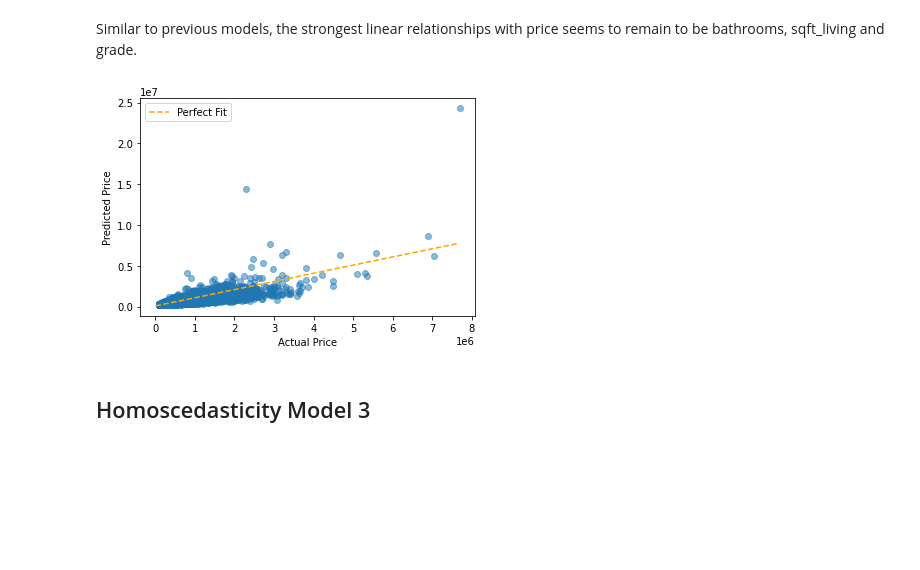
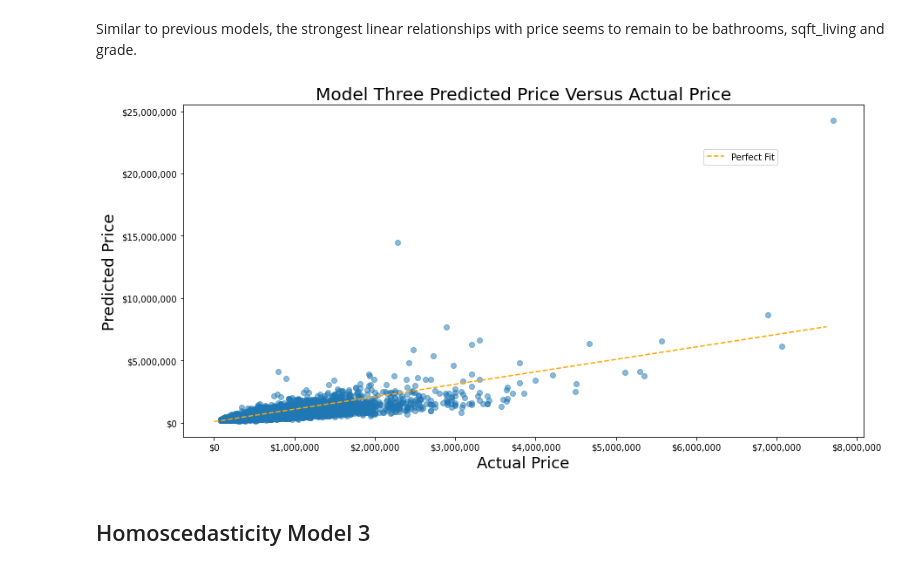
Before and after one commit to emilykmarsh/Henbart-LLC-House-Features-Statistical-Analysis, a Jupyter notebook: student.ipynb, the cells around one changed output. Cells and saved outputs as stored; diff of their text form; code cells hidden in the pictures; blank space fills up the shorter version.

Commit message:
Adding Images and Graphs

```diff
--- a/student.ipynb
+++ b/student.ipynb
@@ -1169,16 +1170,21 @@ sns.pairplot(df3);
 Similar to previous models, the strongest linear relationships with price seems to remain to be bathrooms, sqft_living and grade.
 # %%
 predicted_values = model3.fittedvalues
-fig, ax = plt.subplots(sharex=True,sharey=True)
+fig, ax = plt.subplots(figsize=(14,7),sharex=True,sharey=True)
 
 perfect_line = np.arange(np.exp(df3['price']).min(), np.exp(df3['price']).max())
 ax.scatter(np.exp(df3['price']), np.exp(predicted_values), alpha=0.5)
 ax.plot(perfect_line, linestyle="--", color="orange", label="Perfect Fit")
-ax.set_xlabel("Actual Price")
-ax.set_ylabel("Predicted Price")
-ax.legend();
+ax.set_title('Model Three Predicted Price Versus Actual Price', fontsize= 20)
+ax.set_xlabel("Actual Price", fontsize= 18)
+ax.set_ylabel("Predicted Price", fontsize = 18)
+ax.yaxis.set_major_formatter(mtick.StrMethodFormatter('${x:,.0f}'))
+ax.xaxis.set_major_formatter(mtick.StrMethodFormatter('${x:,.0f}'))
+ax.legend(loc='upper right', bbox_to_anchor=(.88,.88))
+
+plt.savefig("Model3FittedValues.jpg");
 # %% [output]
-[figure, old version]
+[figure, new version]
 # %% [markdown]
 ## Homoscedasticity Model 3
 # %%
```
Also changed, not shown: parts of 10 cells of this notebook, 7 other files.
